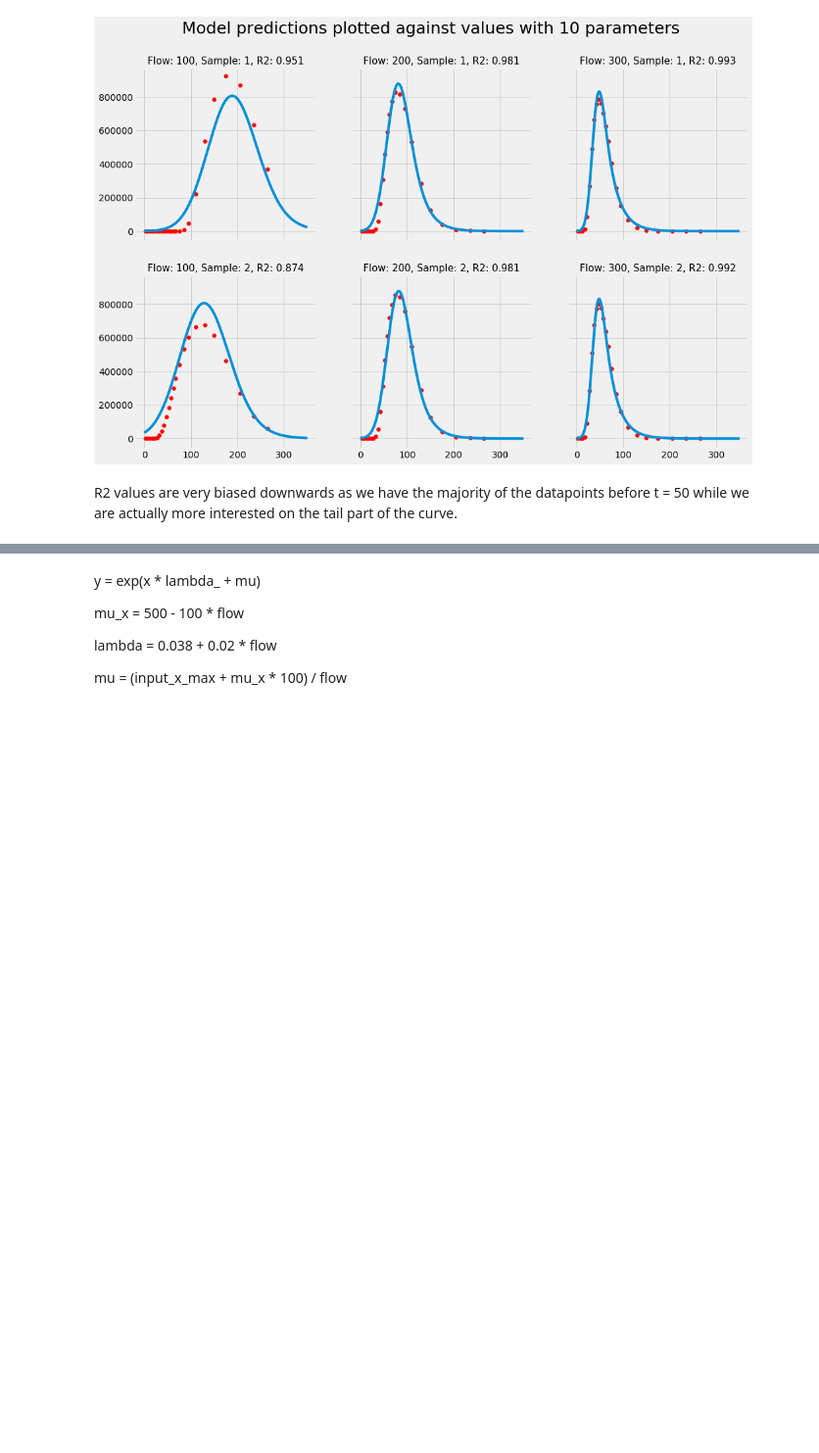
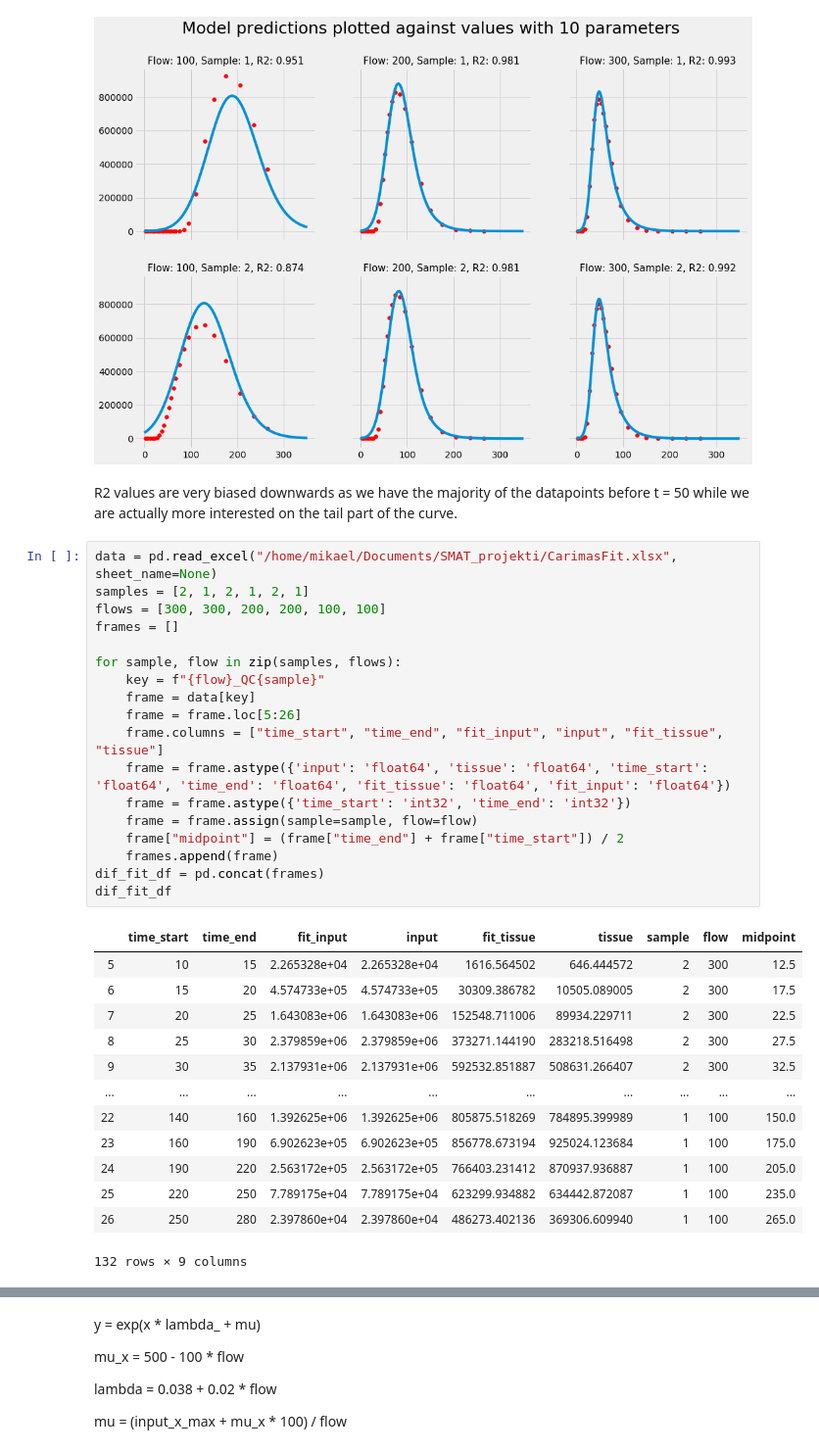
Before and after one commit to MesRot/SMAT_projekti, a Jupyter notebook: src/optimointi_aloitus_v.1.2.ipynb, the cells around one changed output, grey strips where cells are left out. Shown: that part at 98% size. Cells and saved outputs as stored; diff of their text form; blank space fills up the shorter version.

```diff
--- a/src/optimointi_aloitus_v.1.2.ipynb
+++ b/src/optimointi_aloitus_v.1.2.ipynb
@@ -273,3 +273,35 @@ plot_against_predictions_all(results_df, df, param_dict)
 [figure]
 # %% [markdown]
 R2 values are very biased downwards as we have the majority of the datapoints before t = 50 while we are actually more interested on the tail part of the curve.
+# %%
+data = pd.read_excel("/home/mikael/Documents/SMAT_projekti/CarimasFit.xlsx", sheet_name=None)
+samples = [2, 1, 2, 1, 2, 1]
+flows = [300, 300, 200, 200, 100, 100]
+frames = []
+
+for sample, flow in zip(samples, flows):
+    key = f"{flow}_QC{sample}"
+    frame = data[key]
+    frame = frame.loc[5:26]
+    frame.columns = ["time_start", "time_end", "fit_input", "input", "fit_tissue", "tissue"]
+    frame = frame.astype({'input': 'float64', 'tissue': 'float64', 'time_start': 'float64', 'time_end': 'float64', 'fit_tissue': 'float64', 'fit_input': 'float64'})
+    frame = frame.astype({'time_start': 'int32', 'time_end': 'int32'})
+    frame = frame.assign(sample=sample, flow=flow)
+    frame["midpoint"] = (frame["time_end"] + frame["time_start"]) / 2
+    frames.append(frame)
+dif_fit_df = pd.concat(frames)
+dif_fit_df
+# %% [output]
+|  | time_start | time_end | fit_input | input | fit_tissue | tissue | sample | flow | midpoint |
+| 5 | 10 | 15 | 2.265328e+04 | 2.265328e+04 | 1616.564502 | 646.444572 | 2 | 300 | 12.5 |
+| 6 | 15 | 20 | 4.574733e+05 | 4.574733e+05 | 30309.386782 | 10505.089005 | 2 | 300 | 17.5 |
+| 7 | 20 | 25 | 1.643083e+06 | 1.643083e+06 | 152548.711006 | 89934.229711 | 2 | 300 | 22.5 |
+| 8 | 25 | 30 | 2.379859e+06 | 2.379859e+06 | 373271.144190 | 283218.516498 | 2 | 300 | 27.5 |
+| 9 | 30 | 35 | 2.137931e+06 | 2.137931e+06 | 592532.851887 | 508631.266407 | 2 | 300 | 32.5 |
+| ... | ... | ... | ... | ... | ... | ... | ... | ... | ... |
+| 22 | 140 | 160 | 1.392625e+06 | 1.392625e+06 | 805875.518269 | 784895.399989 | 1 | 100 | 150.0 |
+| 23 | 160 | 190 | 6.902623e+05 | 6.902623e+05 | 856778.673194 | 925024.123684 | 1 | 100 | 175.0 |
+| 24 | 190 | 220 | 2.563172e+05 | 2.563172e+05 | 766403.231412 | 870937.936887 | 1 | 100 | 205.0 |
+| 25 | 220 | 250 | 7.789175e+04 | 7.789175e+04 | 623299.934882 | 634442.872087 | 1 | 100 | 235.0 |
+| 26 | 250 | 280 | 2.397860e+04 | 2.397860e+04 | 486273.402136 | 369306.609940 | 1 | 100 | 265.0 |
+132 rows × 9 columns
```
Also changed, not shown: parts of 1 cell of this notebook.
